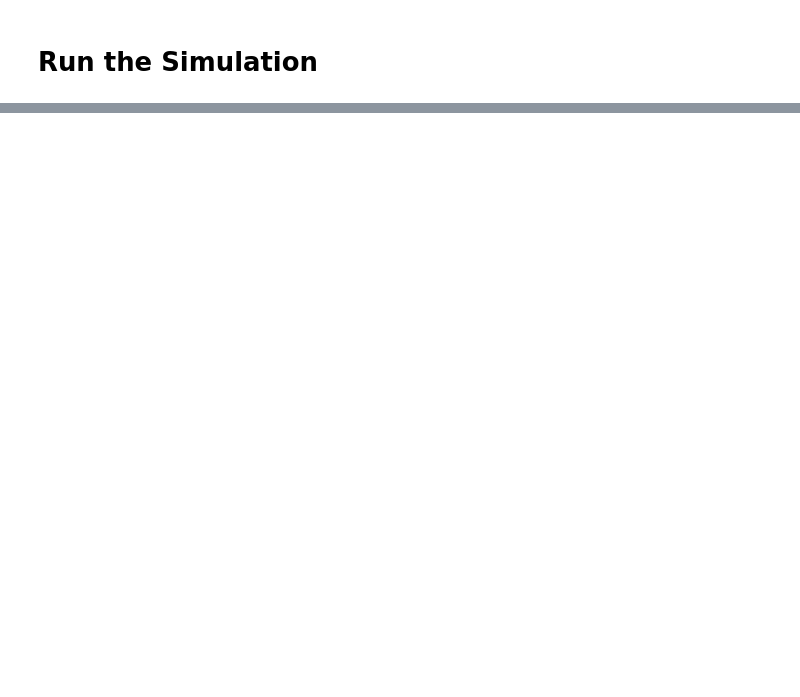
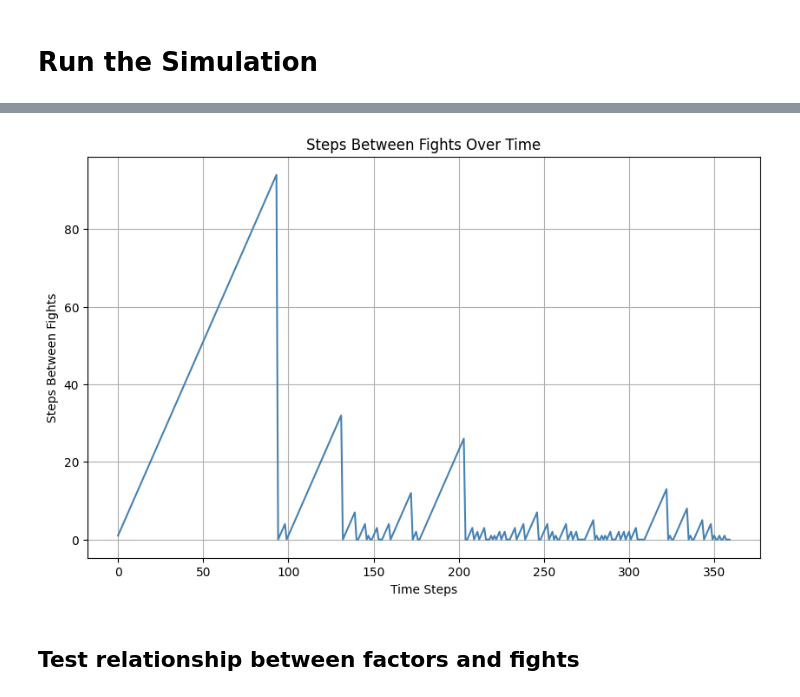
Before and after one commit to lvyvey/Overpoort, a Jupyter notebook: Simulation.ipynb, the cells around one changed output, grey strips where cells are left out. Saved outputs shown, nothing was run; the diff lists cells and outputs as text; code cells hidden in the pictures; blank space fills up the shorter version.

```diff
--- a/Simulation.ipynb
+++ b/Simulation.ipynb
@@ -158,0 +265,13 @@ def plot_results(results):
+# %%
+# Plot steps between fights for the top configuration
+plt.figure(figsize=(10, 6))
+plt.plot(top_simulation_result['steps_between_fights_history'], label='Steps Between Fights', color='steelblue')
+plt.xlabel('Time Steps')
+plt.ylabel('Steps Between Fights')
+plt.title('Steps Between Fights Over Time')
+plt.grid()
+plt.show()
+# %% [output]
+[figure, added]
+# %% [markdown]
+## Test relationship between factors and fights
```
Also changed, not shown: parts of 72 cells of this notebook, 8 other files.
